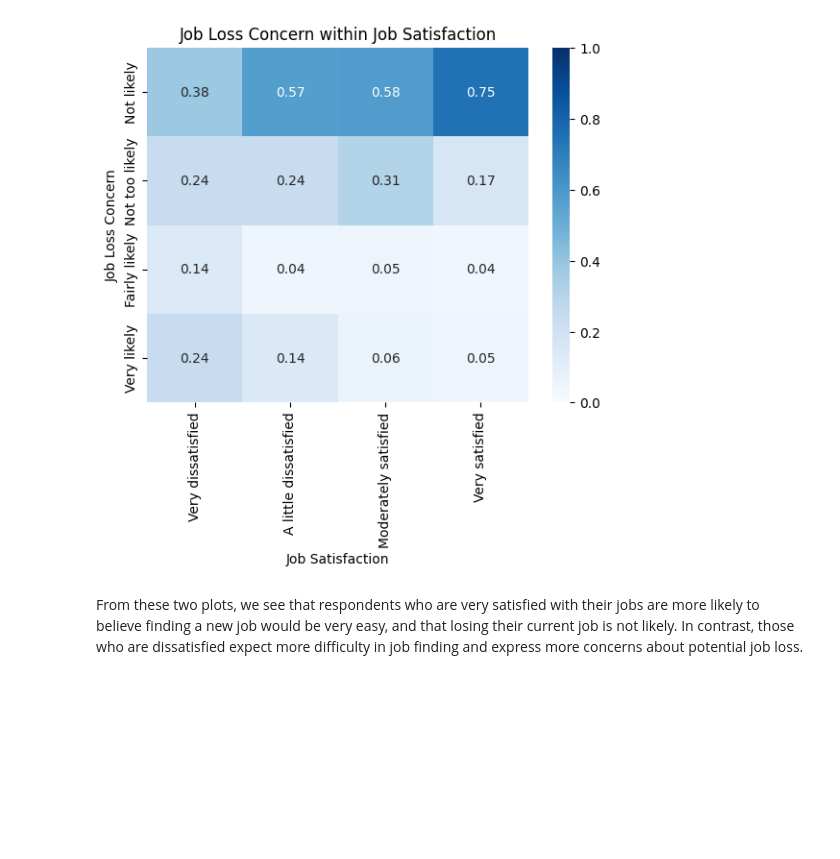
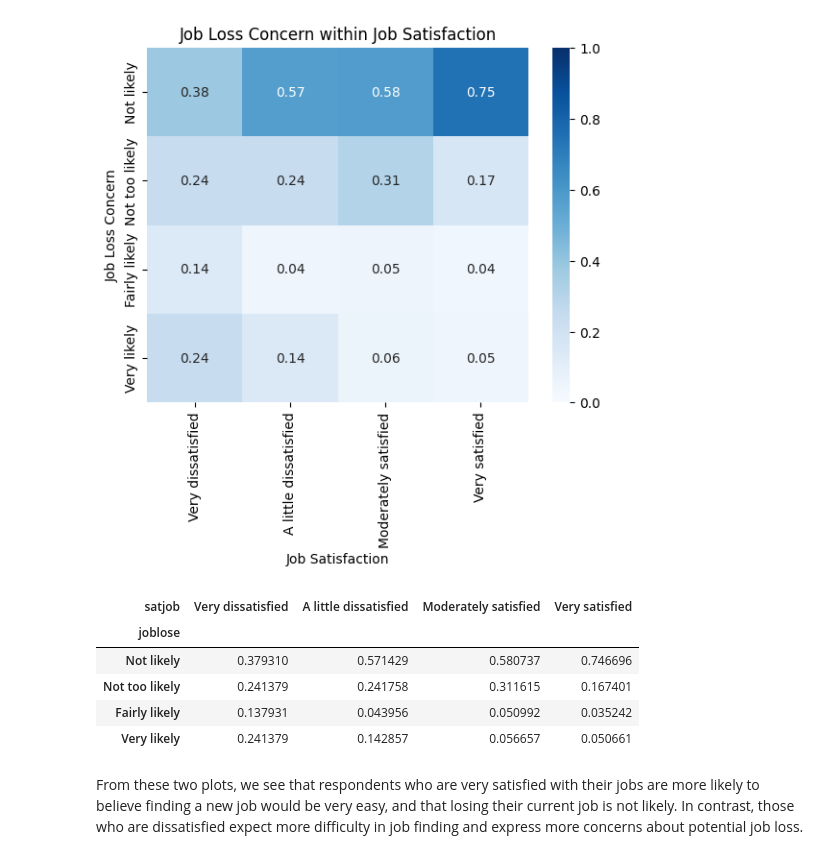
Before and after one commit to Jonuhthan/lab_eda, a Jupyter notebook: lab_notebook.ipynb, the cells around one changed output. Drawn from its saved outputs; the diff is of its cells as text; code cells hidden in the pictures; blank space fills up the shorter version.

```diff
--- a/lab_notebook.ipynb
+++ b/lab_notebook.ipynb
@@ -463,5 +471,14 @@ plt.xlabel("Job Satisfaction")
 plt.show()
 # %% [output]
 [figure]
+# %%
+pd.crosstab(filtered_df_gss["joblose"], filtered_df_gss["satjob"], normalize="columns")
+# %% [output]
+| satjob | Very dissatisfied | A little dissatisfied | Moderately satisfied | Very satisfied |
+| joblose |  |  |  |  |
+| Not likely | 0.379310 | 0.571429 | 0.580737 | 0.746696 |
+| Not too likely | 0.241379 | 0.241758 | 0.311615 | 0.167401 |
+| Fairly likely | 0.137931 | 0.043956 | 0.050992 | 0.035242 |
+| Very likely | 0.241379 | 0.142857 | 0.056657 | 0.050661 |
 # %% [markdown]
 From these two plots, we see that respondents who are very satisfied with their jobs are more likely to believe finding a new job would be very easy, and that losing their current job is not likely. In contrast, those who are dissatisfied expect more difficulty in job finding and express more concerns about potential job loss.
```
Also changed, not shown: parts of 1 cell of this notebook.
